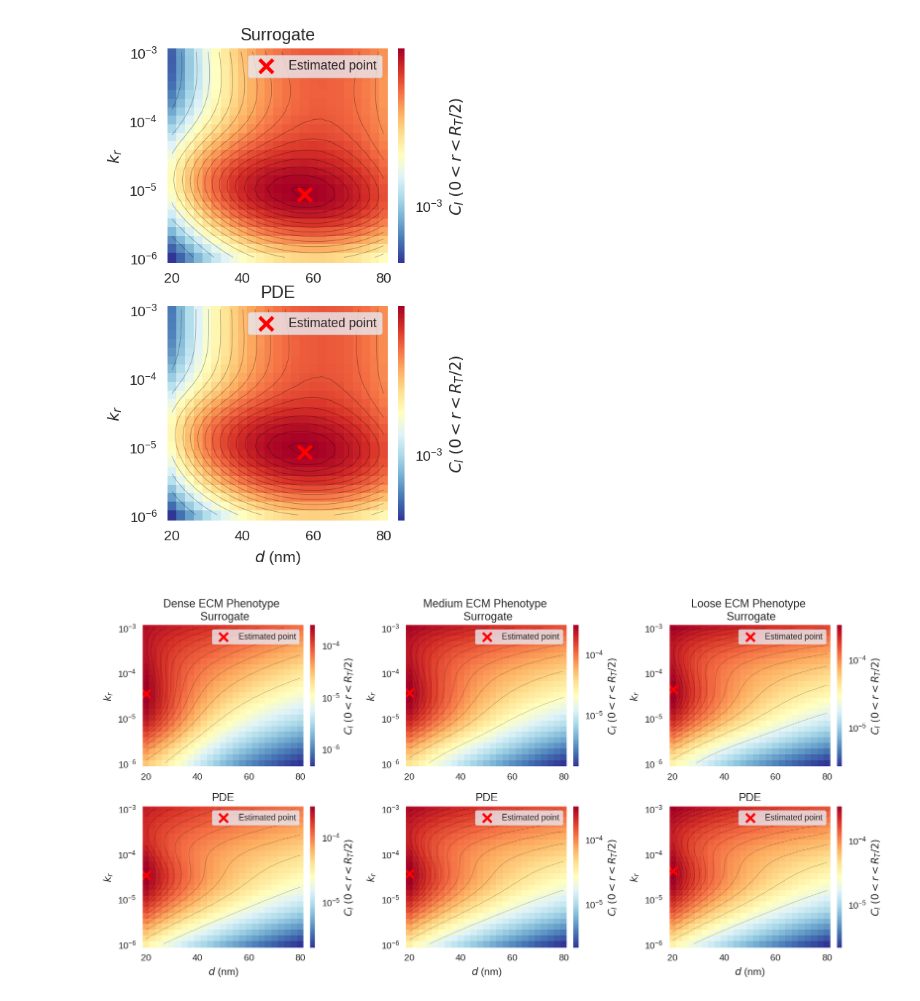
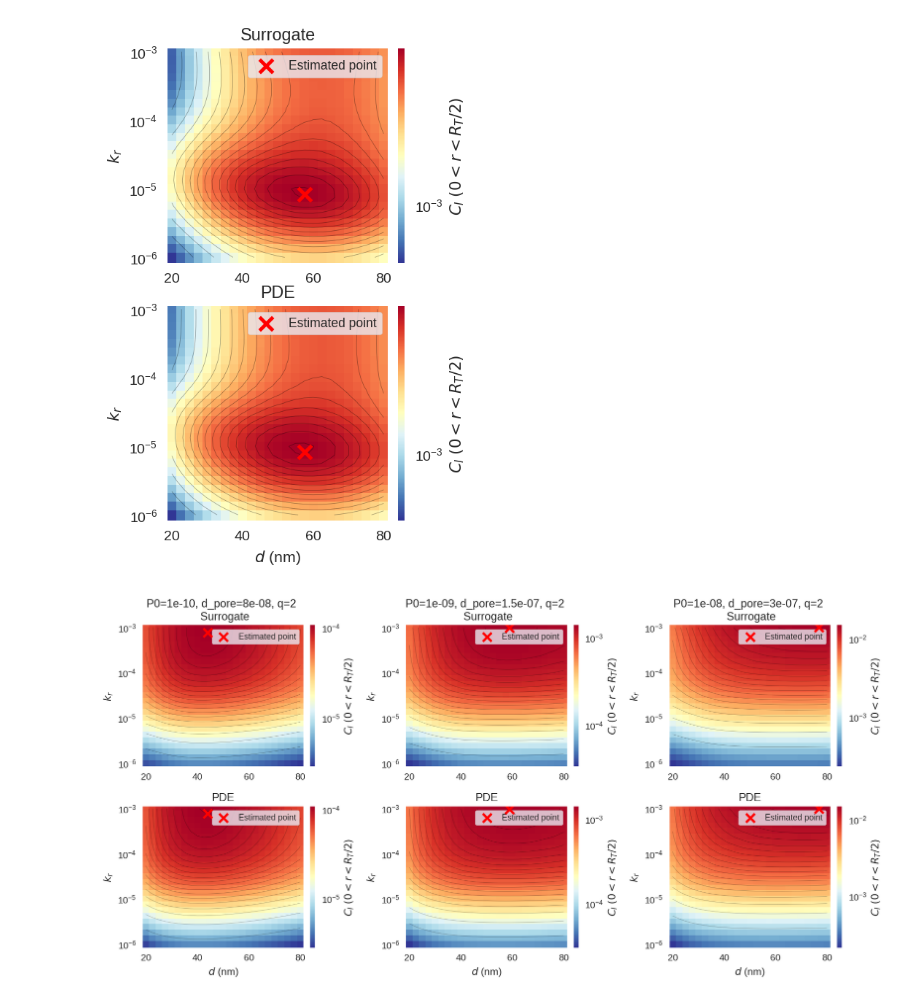
Before and after one commit to mgalexan/NPSurr, a Jupyter notebook: notebooks/surrogate_figs.ipynb, the cells around one changed output. Saved outputs shown, nothing was run; the diff lists cells and outputs as text; code cells hidden in the pictures.

```diff
--- a/notebooks/surrogate_figs.ipynb
+++ b/notebooks/surrogate_figs.ipynb
@@ -368,55 +378,60 @@ for P0 in P0_vals:
 # %%
 from p_tqdm import p_map
 # %%
-surr_maker = lambda i: i.loss_surface(data_const, d_vals, k_rel_vals, "CI_center")
-pde_maker = lambda i : i.pde_misfit_surface(data_const, d_vals, k_rel_vals, "CI_center")
-res_maker = lambda i : i.invert(data_const, "CI_center")
+surr_maker = lambda i: i.loss_surface(data_const, d_vals, k_rel_vals, "CI")
+pde_maker = lambda i : i.pde_misfit_surface(data_const, d_vals, k_rel_vals, "CI")
+res_maker = lambda i : i.invert(data_const, "CI")
 
 L_surr_list = p_map(surr_maker, inv_list)
 L_pde_list = p_map(pde_maker, inv_list)
 res_list = p_map(res_maker, inv_list)
 # %%
+panel1 = 18
+panel2 = 22
+panel3 = 26
+
 fig, ax = plt.subplots(2, 3, figsize= (12, 6))
 plot_surrogate_landscape_grid(
-    [L_surr_list[0]],
-    [L_pde_list[0]],
+    [L_surr_list[panel1]],
+    [L_pde_list[panel1]],
     d_vals,
     k_rel_vals,
-    [res_list[0]],
+    [res_list[panel1]],
     fig = fig,
     axes = ax[:,0]
 )
 plot_surrogate_landscape_grid(
-    [L_surr_list[4]],
-    [L_pde_list[4]],
+    [L_surr_list[panel2]],
+    [L_pde_list[panel2]],
     d_vals,
     k_rel_vals,
-    [res_list[4]],
+    [res_list[panel2]],
     fig = fig,
     axes = ax[:,1]
 )
 plot_surrogate_landscape_grid(
-    [L_surr_list[8]],
-    [L_pde_list[8]],
+    [L_surr_list[panel3]],
+    [L_pde_list[panel3]],
     d_vals,
     k_rel_vals,
-    [res_list[8]],
+    [res_list[panel3]],
     fig = fig,
-    axes = ax[:,1]
+    axes = ax[:,2]
 )
 fig._suptitle.remove()
-ax[0, 0].set_title("Dense ECM Phenotype \n Surrogate")
-ax[0, 1].set_title("Medium ECM Phenotype \n Surrogate")
-ax[0, 2].set_title("Loose ECM Phenotype \n Surrogate")
+ax[0, 0].set_title(f"{labels[panel1]} \n Surrogate")
+ax[0, 1].set_title(f"{labels[panel2]} \n Surrogate")
+ax[0, 2].set_title(f"{labels[panel3]} \n Surrogate")
 for i in range(3):
     ax[1, i].set_title("PDE")
 for i in range(2):
     for j in range(3):
         im = ax[i, j].collections[0]
         cbar = im.colorbar
         cbar.set_label(r"$C_I$ $(0 < r < R_T/2)$")
+        #cbar.set_label(r"$C_I$ $(0 < r < R_T)$")
 plt.tight_layout()
 plt.show()
 # %% [output]
-[figure, old version]
+[figure, new version]
 # %%
```
Also changed, not shown: parts of 4 cells of this notebook, 3 other files.
